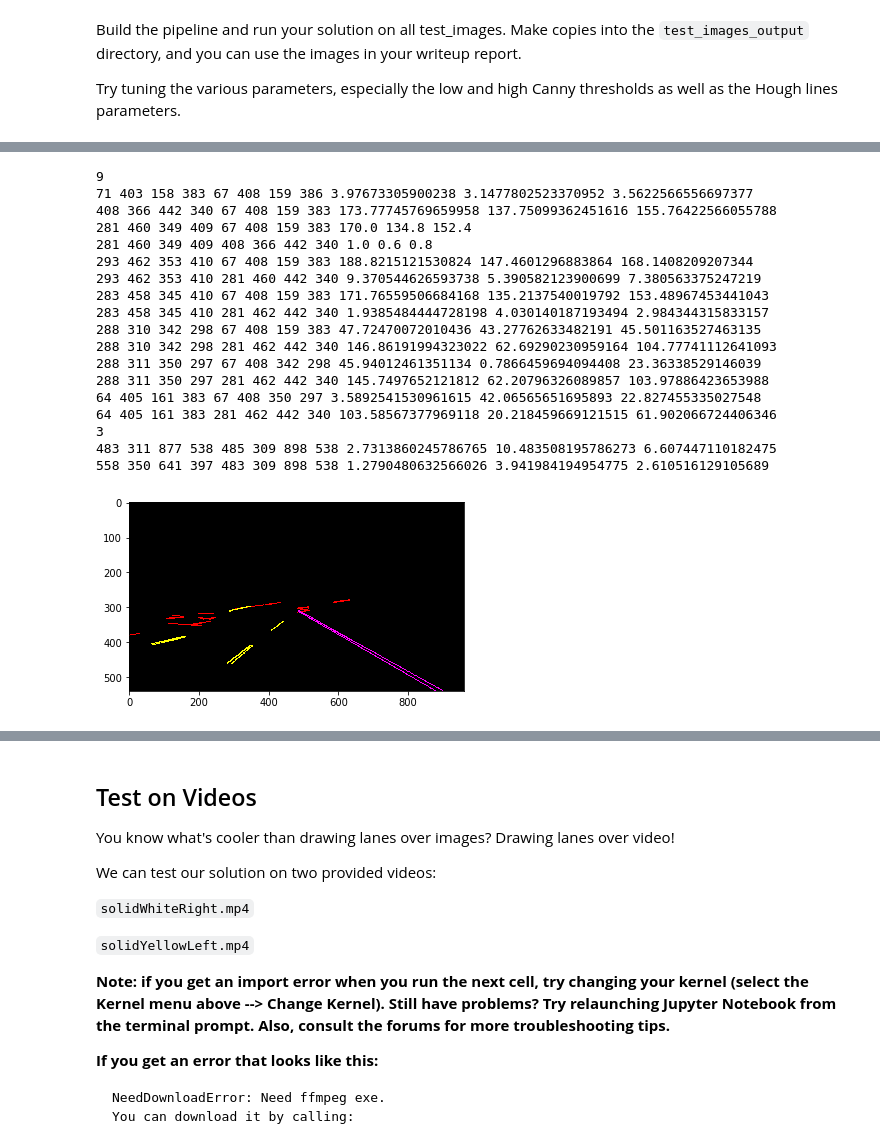
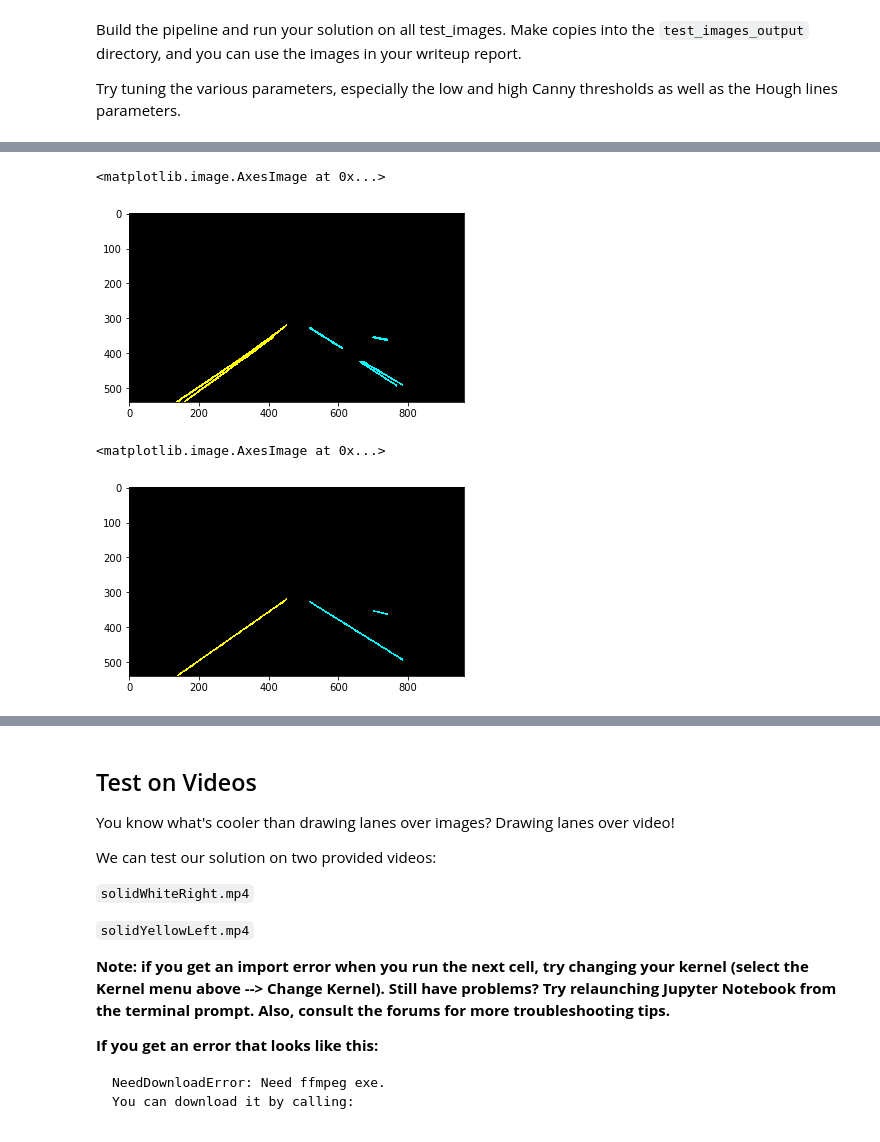
Before and after one commit to anastasia-spb/CarND-LaneLines-P1, a Jupyter notebook: P1.ipynb, the cells around one changed output, grey strips where cells are left out. Cells and saved outputs as stored; diff of their text form; code cells hidden in the pictures.

```diff
--- a/P1.ipynb
+++ b/P1.ipynb
@@ -351,23 +358,32 @@ plt.imshow(hough_image, cmap='gray')
-# %%
-# 7. Filter lines by geometrical parameters
-prefinal_img = draw_lines_custom(hough_image, hough_lines_result, [255, 255, 0], thickness=2, debug=True)
-# %% [output]
-9
-71 403 158 383 67 408 159 386 3.97673305900238 3.1477802523370952 3.5622566556697377
-408 366 442 340 67 408 159 383 173.77745769659958 137.75099362451616 155.76422566055788
-281 460 349 409 67 408 159 383 170.0 134.8 152.4
-281 460 349 409 408 366 442 340 1.0 0.6 0.8
-293 462 353 410 67 408 159 383 188.8215121530824 147.4601296883864 168.1408209207344
-293 462 353 410 281 460 442 340 9.370544626593738 5.390582123900699 7.380563375247219
-283 458 345 410 67 408 159 383 171.76559506684168 135.2137540019792 153.48967453441043
-283 458 345 410 281 462 442 340 1.9385484444728198 4.030140187193494 2.984344315833157
-288 310 342 298 67 408 159 383 47.72470072010436 43.27762633482191 45.501163527463135
-288 310 342 298 281 462 442 340 146.86191994323022 62.69290230959164 104.77741112641093
-288 311 350 297 67 408 342 298 45.94012461351134 0.7866459694094408 23.36338529146039
-288 311 350 297 281 462 442 340 145.7497652121812 62.20796326089857 103.97886423653988
-64 405 161 383 67 408 350 297 3.5892541530961615 42.06565651695893 22.827455335027548
-64 405 161 383 281 462 442 340 103.58567377969118 20.218459669121515 61.902066724406346
-3
-483 311 877 538 485 309 898 538 2.7313860245786765 10.483508195786273 6.607447110182475
-558 350 641 397 483 309 898 538 1.2790480632566026 3.941984194954775 2.610516129105689
-[figure, removed]
+# %%
+#7. Filter lines
+threshold = 0.15
+[left_lines, right_lines] = filter_lines(hough_lines_result, 0.15)
+# Draw results
+line_img = np.zeros((cropped_img.shape[0], cropped_img.shape[1], 3), dtype=np.uint8)
+for line in left_lines:
+    for x1,y1,x2,y2 in line:
+        cv2.line(line_img, (x1, y1), (x2, y2), [255, 255, 0], 3)
+for line in right_lines:
+    for x1,y1,x2,y2 in line:
+        cv2.line(line_img, (x1, y1), (x2, y2), [0, 255, 255], 3)
+plt.imshow(line_img)
+# %% [output]
+<matplotlib.image.AxesImage at 0x...>
+[figure, added]
+# %%
+# 8. Concatenate lines
+left_chains = build_chains(left_lines, False, 20)
+right_chains = build_chains(right_lines, True, 20)
+# Draw results
+line_img = np.zeros((cropped_img.shape[0], cropped_img.shape[1], 3), dtype=np.uint8)
+for line in left_chains:
+    for x1,y1,x2,y2 in line:
+        cv2.line(line_img, (x1, y1), (x2, y2), [255, 255, 0], 3)
+for line in right_chains:
+    for x1,y1,x2,y2 in line:
+        cv2.line(line_img, (x1, y1), (x2, y2), [0, 255, 255], 3)
+plt.imshow(line_img)
+# %% [output]
+<matplotlib.image.AxesImage at 0x...>
+[figure, added]
```
Also changed, not shown: parts of 16 cells of this notebook, 6 other files.
